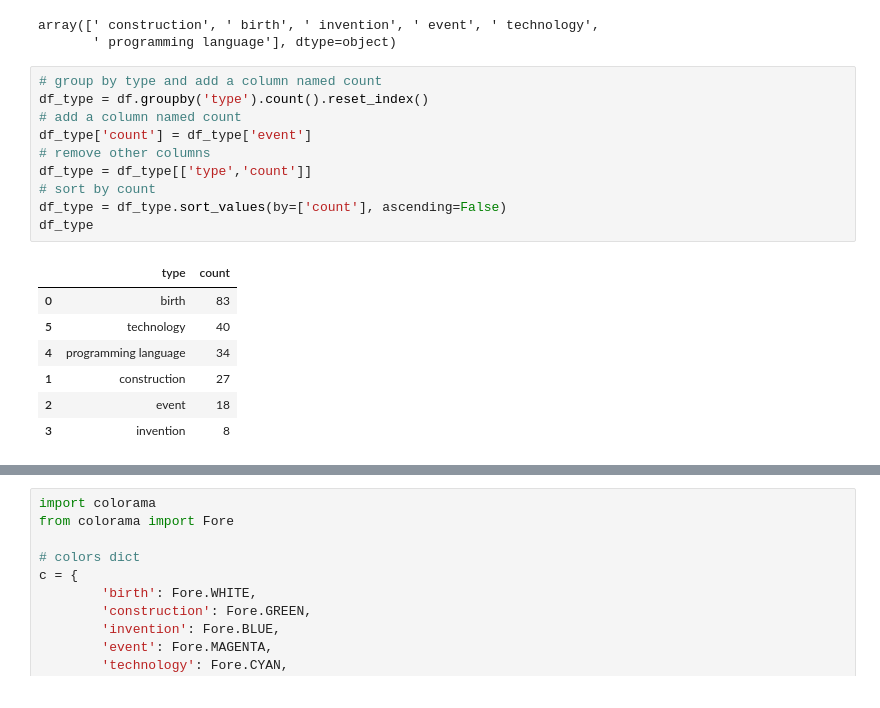
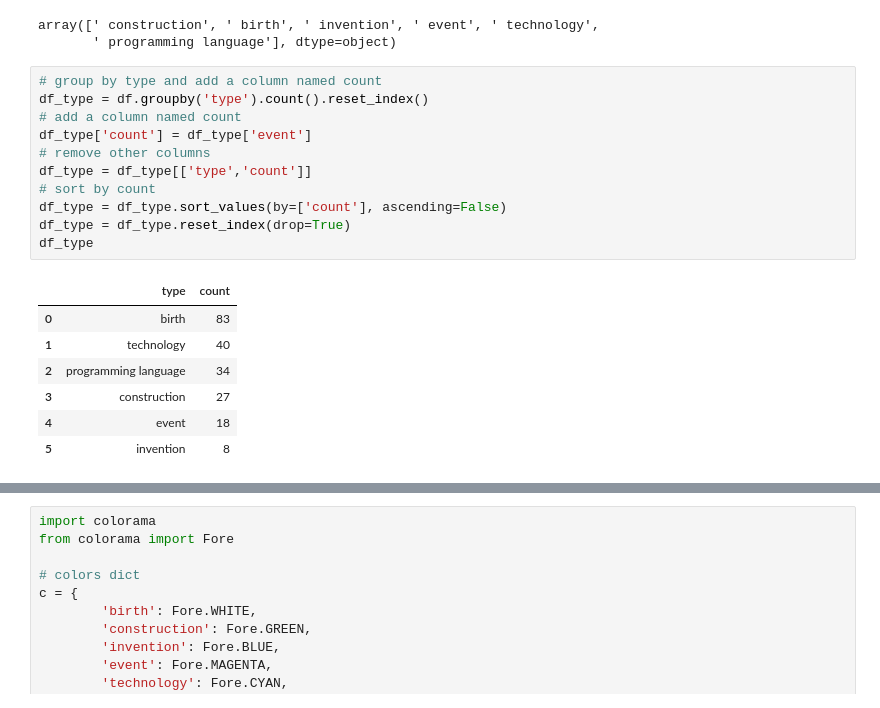
Before and after one commit to Gholamrezadar/history-timeline, a Jupyter notebook: history-timeline.ipynb, the cells around one changed output, grey strips where cells are left out. Drawn from its saved outputs; the diff is of its cells as text.

```diff
--- a/history-timeline.ipynb
+++ b/history-timeline.ipynb
@@ -96,18 +96,19 @@ array([' construction', ' birth', ' invention', ' event', ' technology',
 # %%
 # group by type and add a column named count
 df_type = df.groupby('type').count().reset_index()
 # add a column named count
 df_type['count'] = df_type['event']
 # remove other columns
 df_type = df_type[['type','count']]
 # sort by count
 df_type = df_type.sort_values(by=['count'], ascending=False)
+df_type = df_type.reset_index(drop=True)
 df_type
 # %% [output]
 |  | type | count |
 | 0 | birth | 83 |
-| 5 | technology | 40 |
-| 4 | programming language | 34 |
-| 1 | construction | 27 |
-| 2 | event | 18 |
-| 3 | invention | 8 |
+| 1 | technology | 40 |
+| 2 | programming language | 34 |
+| 3 | construction | 27 |
+| 4 | event | 18 |
+| 5 | invention | 8 |
```
Also changed, not shown: parts of 2 cells of this notebook.
